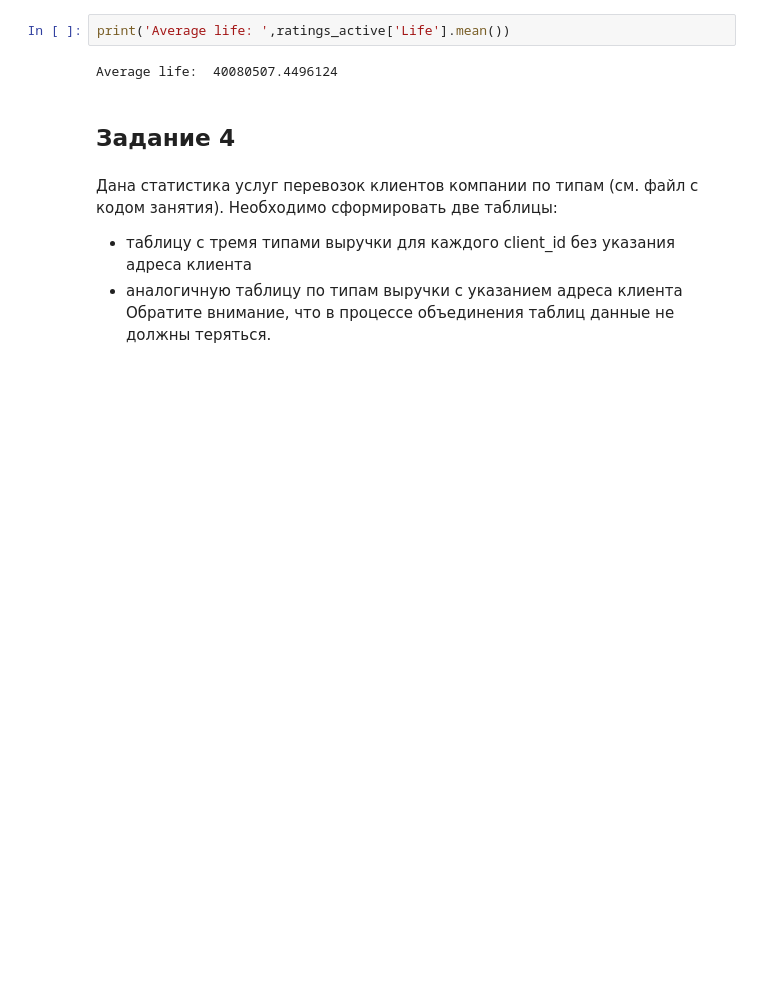
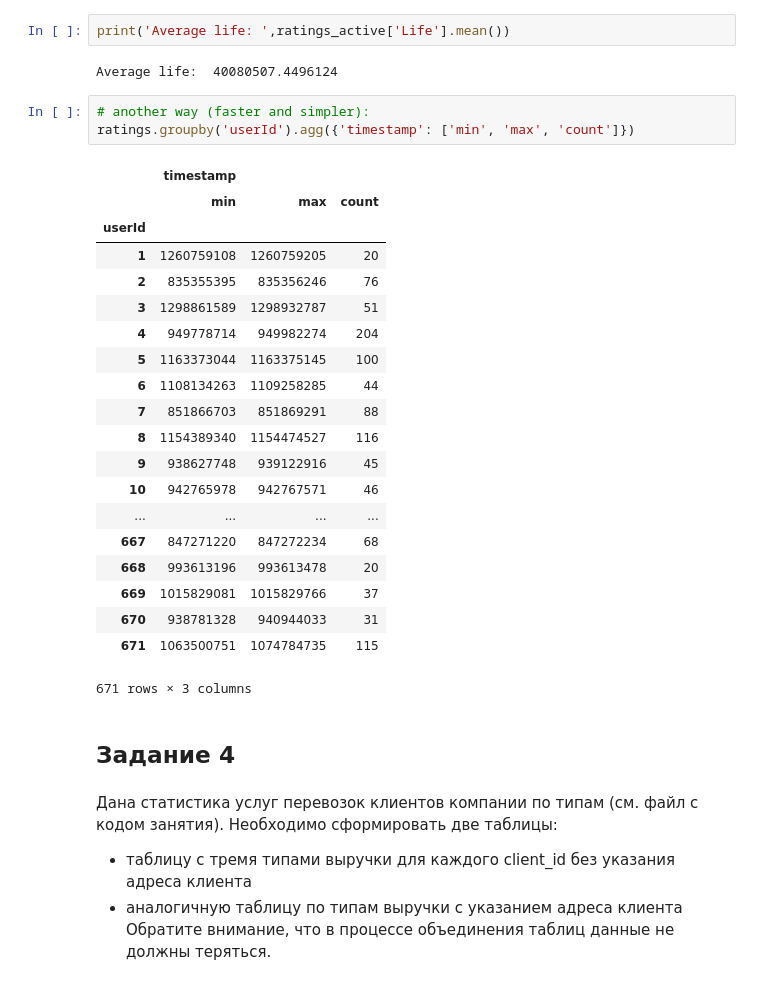
Before and after one commit to platypova/Netology_Data_Science, a Jupyter notebook: Python Basics/Pandas_Advanced.ipynb, the cells around one changed output. Drawn from its saved outputs; the diff is of its cells as text; blank space fills up the shorter version.

```diff
--- a/Python Basics/Pandas_Advanced.ipynb
+++ b/Python Basics/Pandas_Advanced.ipynb
@@ -121,6 +121,30 @@ ratings_active.head(5)
 print('Average life: ',ratings_active['Life'].mean())
 # %% [output]
 Average life:  40080507.4496124
+# %%
+# another way (faster and simpler):
+ratings.groupby('userId').agg({'timestamp': ['min', 'max', 'count']})
+# %% [output]
+|  | timestamp |  |  |
+|  | min | max | count |
+| userId |  |  |  |
+| 1 | 1260759108 | 1260759205 | 20 |
+| 2 | 835355395 | 835356246 | 76 |
+| 3 | 1298861589 | 1298932787 | 51 |
+| 4 | 949778714 | 949982274 | 204 |
+| 5 | 1163373044 | 1163375145 | 100 |
+| 6 | 1108134263 | 1109258285 | 44 |
+| 7 | 851866703 | 851869291 | 88 |
+| 8 | 1154389340 | 1154474527 | 116 |
+| 9 | 938627748 | 939122916 | 45 |
+| 10 | 942765978 | 942767571 | 46 |
+| ... | ... | ... | ... |
+| 667 | 847271220 | 847272234 | 68 |
+| 668 | 993613196 | 993613478 | 20 |
+| 669 | 1015829081 | 1015829766 | 37 |
+| 670 | 938781328 | 940944033 | 31 |
+| 671 | 1063500751 | 1074784735 | 115 |
+671 rows × 3 columns
 # %% [markdown]
 ## Задание 4
 # %% [markdown]
```
Also changed, not shown: parts of 1 cell of this notebook, 1 other file.
